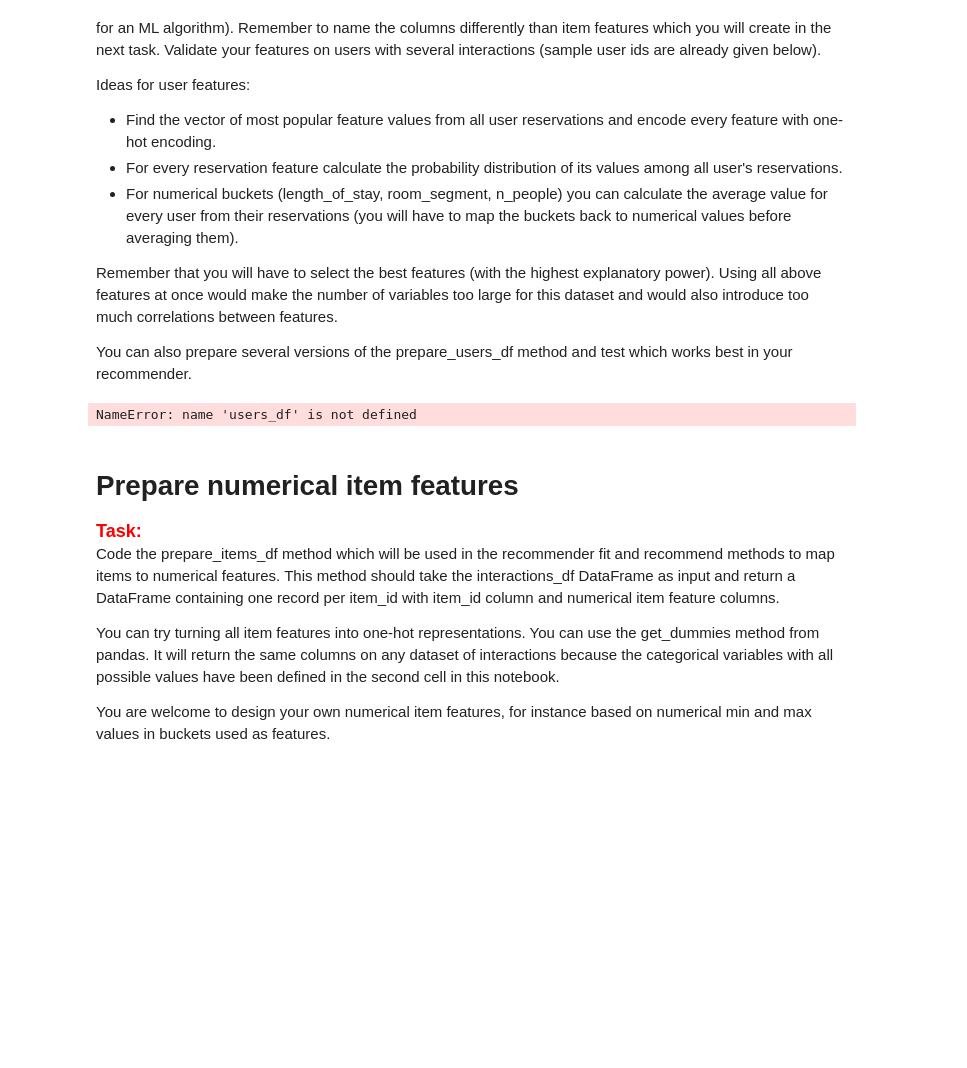
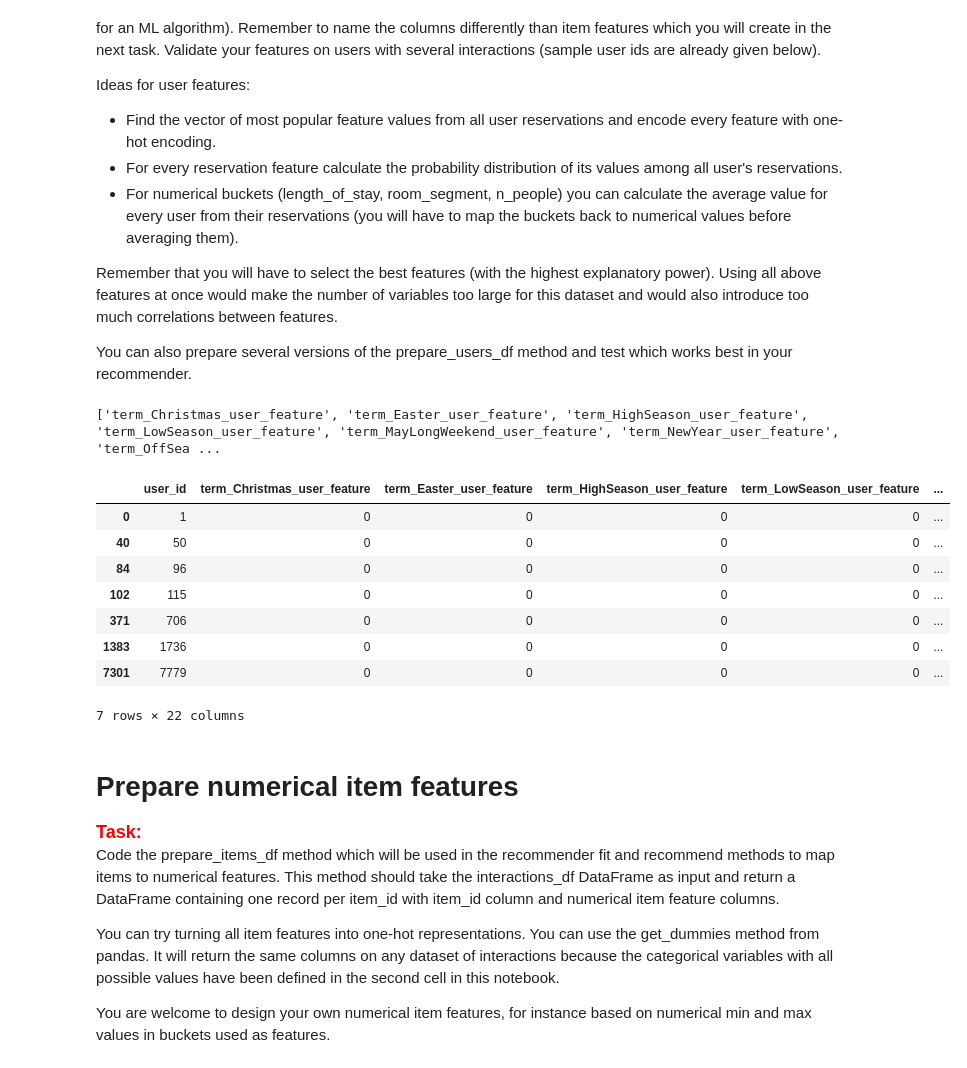
Before and after one commit to WojMax/Recomenders_Project_One, a Jupyter notebook: project_1_recommender_and_evaluation.ipynb, the cells around one changed output. Cells and saved outputs as stored; diff of their text form; code cells hidden in the pictures; blank space fills up the shorter version.

```diff
--- a/project_1_recommender_and_evaluation.ipynb
+++ b/project_1_recommender_and_evaluation.ipynb
@@ -87,19 +87,35 @@ Remember that you will have to select the best features (with the highest explan
 You can also prepare several versions of the prepare_users_df method and test which works best in your recommender.
 # %%
 def prepare_users_df(interactions_df):
-
     # Write your code here
-
+    users_df = interactions_df[['user_id','term','length_of_stay_bucket','room_segment','n_people_bucket']]
+    users_df = users_df.groupby(["user_id"]).agg(lambda x:x.value_counts(["term","length_of_stay_bucket", "room_segment","n_people_bucket"]).index[0])
+    users_df = users_df.reset_index()
+    users_df = pd.get_dummies(users_df, columns=['term','length_of_stay_bucket', 'room_segment','n_people_bucket'])
+    columns = ['user_id']
+    for column in users_df.columns[1:]:
+        columns.append(str(column)+'_user_feature')
+    users_df.columns = columns
+    user_features = columns[1:]
     return users_df, user_features
 
 
 users_df, user_features = prepare_users_df(interactions_df)
 
 print(user_features)
 
 display(users_df.loc[users_df['user_id'].isin([706, 1736, 7779, 96, 1, 50, 115])].head(15))
 # %% [output]
-NameError: name 'users_df' is not defined
+['term_Christmas_user_feature', 'term_Easter_user_feature', 'term_HighSeason_user_feature', 'term_LowSeason_user_feature', 'term_MayLongWeekend_user_feature', 'term_NewYear_user_feature', 'term_OffSea ...
+|  | user_id | term_Christmas_user_feature | term_Easter_user_feature | term_HighSeason_user_feature | term_LowSeason_user_feature | ... |
+| 0 | 1 | 0 | 0 | 0 | 0 | ... |
+| 40 | 50 | 0 | 0 | 0 | 0 | ... |
+| 84 | 96 | 0 | 0 | 0 | 0 | ... |
+| 102 | 115 | 0 | 0 | 0 | 0 | ... |
+| 371 | 706 | 0 | 0 | 0 | 0 | ... |
+| 1383 | 1736 | 0 | 0 | 0 | 0 | ... |
+| 7301 | 7779 | 0 | 0 | 0 | 0 | ... |
+7 rows × 22 columns
 # %% [markdown]
 # Prepare numerical item features
 
```
Also changed, not shown: parts of 4 cells of this notebook, 12 other files.
